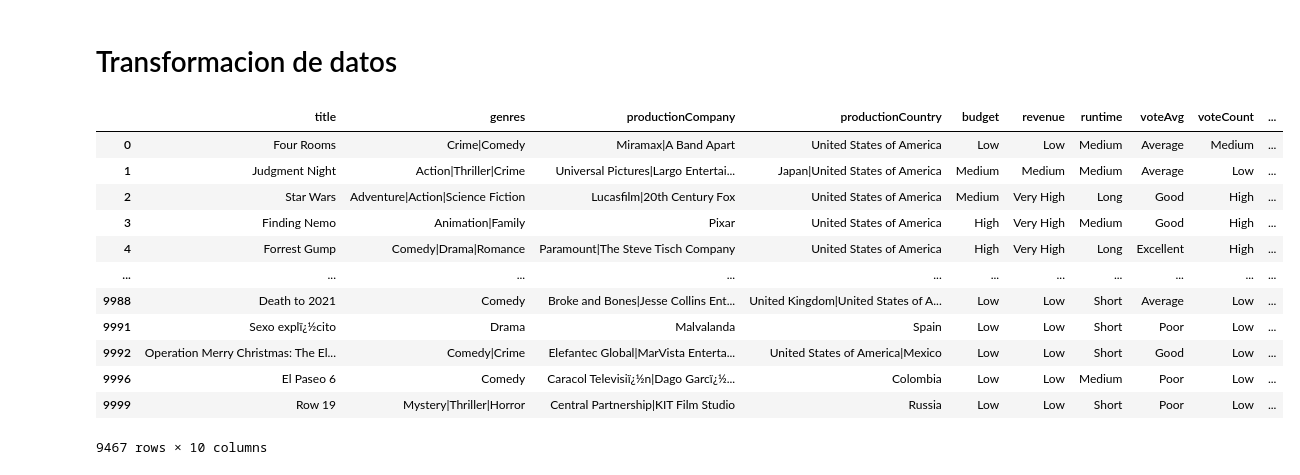
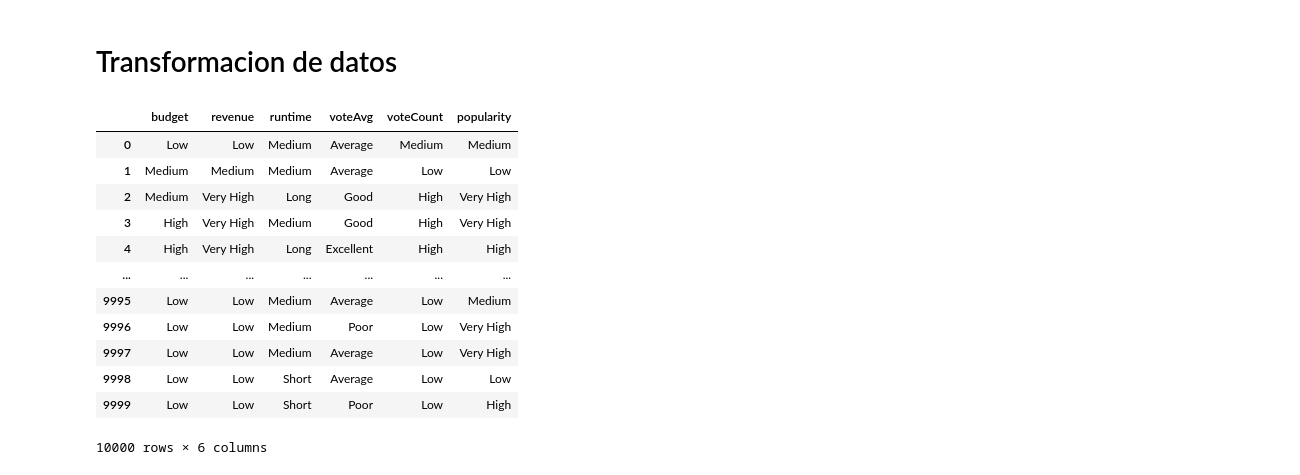
Before and after one commit to josuemj/CineVision-Studios, a Jupyter notebook: regla_asociacion.ipynb, the cells around one changed output. Cells and saved outputs as stored; diff of their text form; code cells hidden in the pictures.

```diff
--- a/regla_asociacion.ipynb
+++ b/regla_asociacion.ipynb
@@ -72,46 +72,44 @@ def categorize_vote_avg(vote_avg):
 def categorize_vote_count(vote_count):
     if vote_count < 1000:
         return "Low"
     elif vote_count < 10000:
         return "Medium"
     else:
         return "High"
 
 # popularity a datos cualitativos
 def categorize_popularity(popularity):
     if popularity < 10:
         return "Low"
     elif popularity < 50:
         return "Medium"
     elif popularity < 100:
         return "High"
     else:
         return "Very High"
 
 df_transformed = movies_data.copy()
 df_transformed["budget"] = movies_data["budget"].apply(pd.to_numeric, errors="coerce").apply(categorize_budget)
 df_transformed["revenue"] = movies_data["revenue"].apply(pd.to_numeric, errors="coerce").apply(categorize_revenue)
 df_transformed["runtime"] = movies_data["runtime"].apply(pd.to_numeric, errors="coerce").apply(categorize_runtime)
 df_transformed["voteAvg"] = movies_data["voteAvg"].apply(pd.to_numeric, errors="coerce").apply(categorize_vote_avg)
 df_transformed["voteCount"] = movies_data["voteCount"].apply(pd.to_numeric, errors="coerce").apply(categorize_vote_count)
 df_transformed["popularity"] = movies_data["popularity"].apply(pd.to_numeric, errors="coerce").apply(categorize_popularity)
 
-movies_transformed = df_transformed[["title", "genres", "productionCompany", "productionCountry", "budget", "revenue", "runtime", "voteAvg", "voteCount", "popularity"]]
-
-movies_transformed = movies_transformed.dropna()
+movies_transformed = df_transformed[["budget", "revenue", "runtime", "voteAvg", "voteCount", "popularity"]]
 
 movies_transformed
 # %% [output]
-|  | title | genres | productionCompany | productionCountry | budget | revenue | runtime | voteAvg | voteCount | ... |
-| 0 | Four Rooms | Crime|Comedy | Miramax|A Band Apart | United States of America | Low | Low | Medium | Average | Medium | ... |
-| 1 | Judgment Night | Action|Thriller|Crime | Universal Pictures|Largo Entertai... | Japan|United States of America | Medium | Medium | Medium | Average | Low | ... |
-| 2 | Star Wars | Adventure|Action|Science Fiction | Lucasfilm|20th Century Fox | United States of America | Medium | Very High | Long | Good | High | ... |
-| 3 | Finding Nemo | Animation|Family | Pixar | United States of America | High | Very High | Medium | Good | High | ... |
-| 4 | Forrest Gump | Comedy|Drama|Romance | Paramount|The Steve Tisch Company | United States of America | High | Very High | Long | Excellent | High | ... |
-| ... | ... | ... | ... | ... | ... | ... | ... | ... | ... | ... |
-| 9988 | Death to 2021 | Comedy | Broke and Bones|Jesse Collins Ent... | United Kingdom|United States of A... | Low | Low | Short | Average | Low | ... |
-| 9991 | Sexo explï¿½cito | Drama | Malvalanda | Spain | Low | Low | Short | Poor | Low | ... |
-| 9992 | Operation Merry Christmas: The El... | Comedy|Crime | Elefantec Global|MarVista Enterta... | United States of America|Mexico | Low | Low | Short | Good | Low | ... |
-| 9996 | El Paseo 6 | Comedy | Caracol Televisiï¿½n|Dago Garcï¿½... | Colombia | Low | Low | Medium | Poor | Low | ... |
-| 9999 | Row 19 | Mystery|Thriller|Horror | Central Partnership|KIT Film Studio | Russia | Low | Low | Short | Poor | Low | ... |
+|  | budget | revenue | runtime | voteAvg | voteCount | popularity |
+| 0 | Low | Low | Medium | Average | Medium | Medium |
+| 1 | Medium | Medium | Medium | Average | Low | Low |
+| 2 | Medium | Very High | Long | Good | High | Very High |
+| 3 | High | Very High | Medium | Good | High | Very High |
+| 4 | High | Very High | Long | Excellent | High | High |
+| ... | ... | ... | ... | ... | ... | ... |
+| 9995 | Low | Low | Medium | Average | Low | Medium |
+| 9996 | Low | Low | Medium | Poor | Low | Very High |
+| 9997 | Low | Low | Medium | Average | Low | Very High |
+| 9998 | Low | Low | Short | Average | Low | Low |
+| 9999 | Low | Low | Short | Poor | Low | High |
-9467 rows × 10 columns
+10000 rows × 6 columns
```
Also changed, not shown: parts of 5 cells of this notebook.
